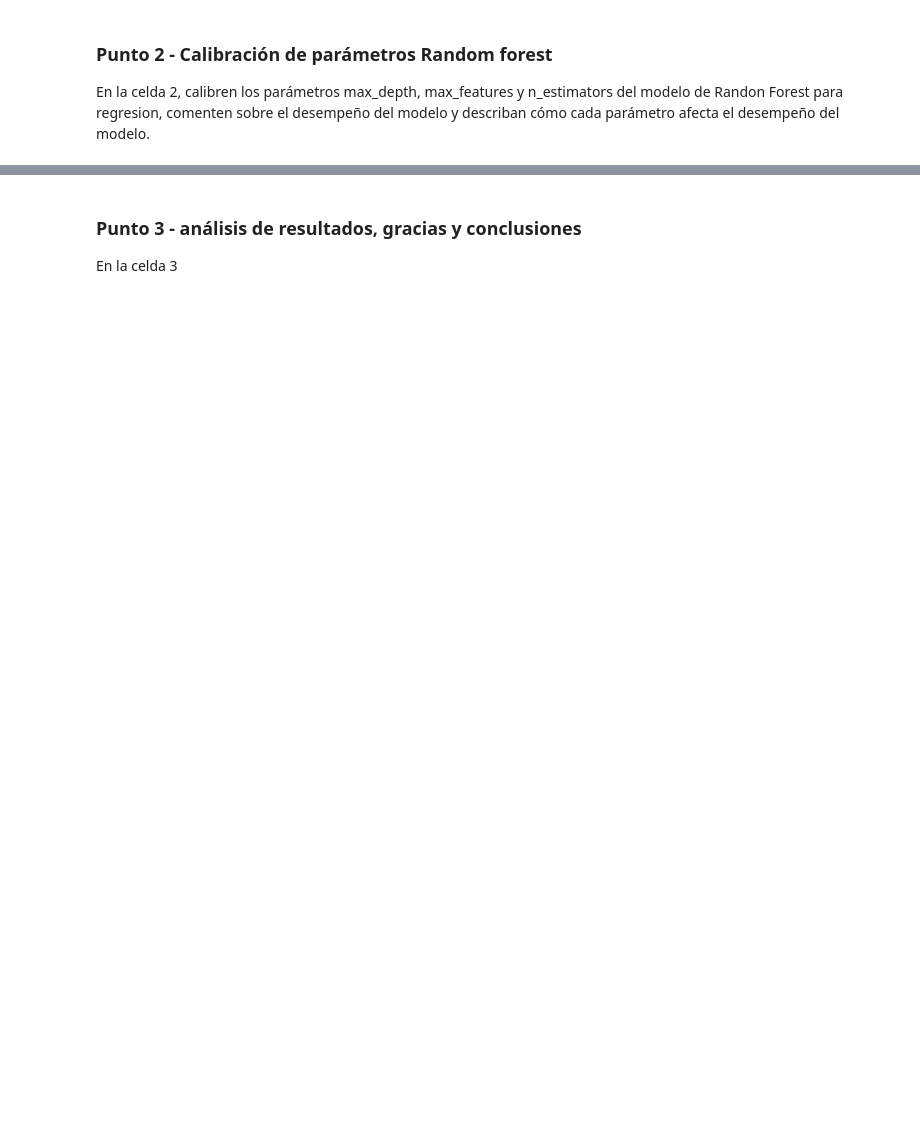
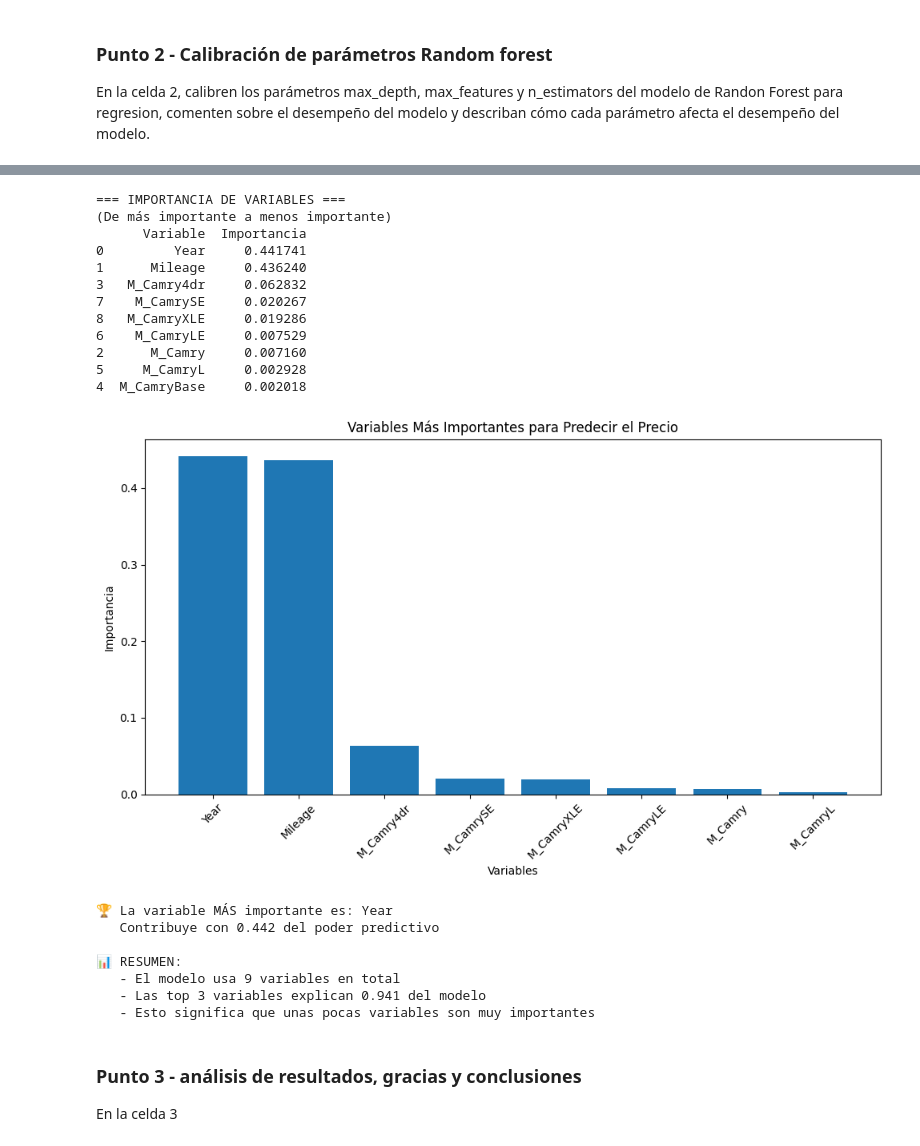
Before and after one commit to Cesar977/Electiva-Profesional-III, a Jupyter notebook: Semana 7/Parcial Final/Parcial final.ipynb, the cells around one changed output, grey strips where cells are left out. Drawn from its saved outputs; the diff is of its cells as text; code cells hidden in the pictures; blank space fills up the shorter version.

```diff
--- a/Semana 7/Parcial Final/Parcial final.ipynb
+++ b/Semana 7/Parcial Final/Parcial final.ipynb
@@ -110,3 +415,58 @@ Mean Absolute Percentage Error (MAPE): 8.33 %
+# %%
+# Importancia de los predictores
+
+# Ver qué variables son más importantes
+importancias = mejor_modelo.feature_importances_
+nombres_variables = X.columns
+
+# Tabla ordenada
+tabla_importancia = pd.DataFrame({
+    'Variable': nombres_variables,
+    'Importancia': importancias
+}).sort_values('Importancia', ascending=False)
+
+print("=== IMPORTANCIA DE VARIABLES ===")
+print("(De más importante a menos importante)")
+print(tabla_importancia)
+
+# Gráfico de barras simple
+plt.figure(figsize=(10, 6))
+plt.bar(tabla_importancia['Variable'][:8], tabla_importancia['Importancia'][:8])
+plt.title('Variables Más Importantes para Predecir el Precio')
+plt.xlabel('Variables')
+plt.ylabel('Importancia')
+plt.xticks(rotation=45)
+plt.tight_layout()
+plt.show()
+
+print(f"\n🏆 La variable MÁS importante es: {tabla_importancia.iloc[0]['Variable']}")
+print(f"   Contribuye con {tabla_importancia.iloc[0]['Importancia']:.3f} del poder predictivo")
+
+print(f"\n RESUMEN:")
+print(f"   - El modelo usa {len(nombres_variables)} variables en total")
+print(f"   - Las top 3 variables explican {tabla_importancia.iloc[:3]['Importancia'].sum():.3f} del modelo")
+print(f"   - Esto significa que unas pocas variables son muy importantes")
+# %% [output]
+=== IMPORTANCIA DE VARIABLES ===
+(De más importante a menos importante)
+      Variable  Importancia
+0         Year     0.441741
+1      Mileage     0.436240
+3   M_Camry4dr     0.062832
+7    M_CamrySE     0.020267
+8   M_CamryXLE     0.019286
+6    M_CamryLE     0.007529
+2      M_Camry     0.007160
+5     M_CamryL     0.002928
+4  M_CamryBase     0.002018
+[figure, added]
+🏆 La variable MÁS importante es: Year
+   Contribuye con 0.442 del poder predictivo
+
+📊 RESUMEN:
+   - El modelo usa 9 variables en total
+   - Las top 3 variables explican 0.941 del modelo
+   - Esto significa que unas pocas variables son muy importantes
 # %% [markdown]
 ### Punto 3 - análisis de resultados, gracias y conclusiones
 En la celda 3
```
Also changed, not shown: parts of 13 cells of this notebook.
